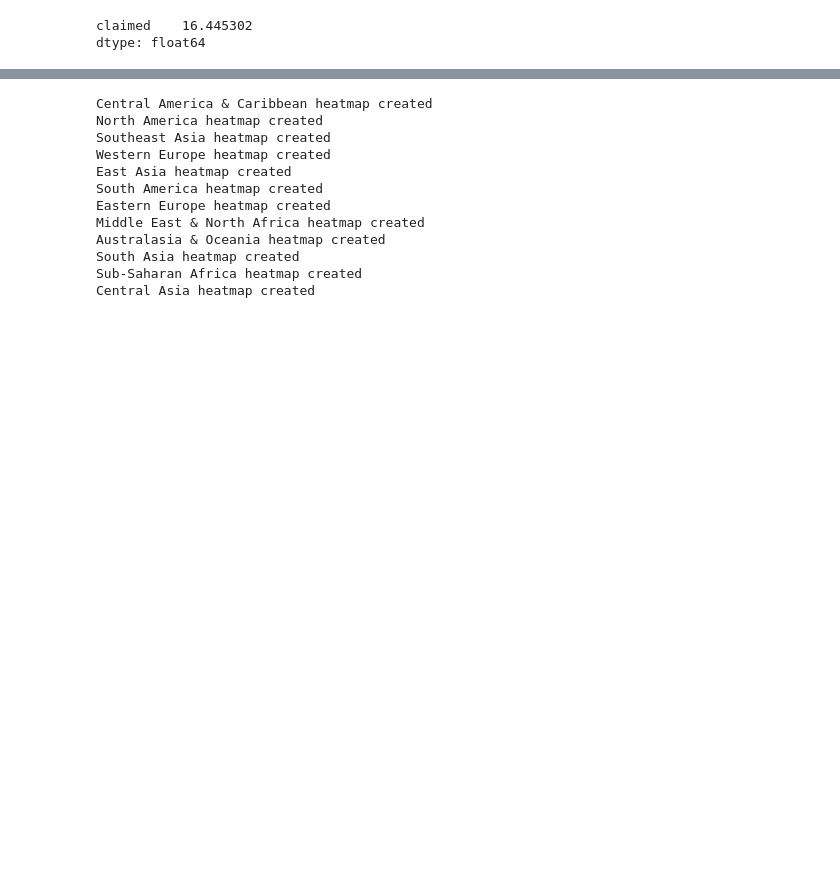
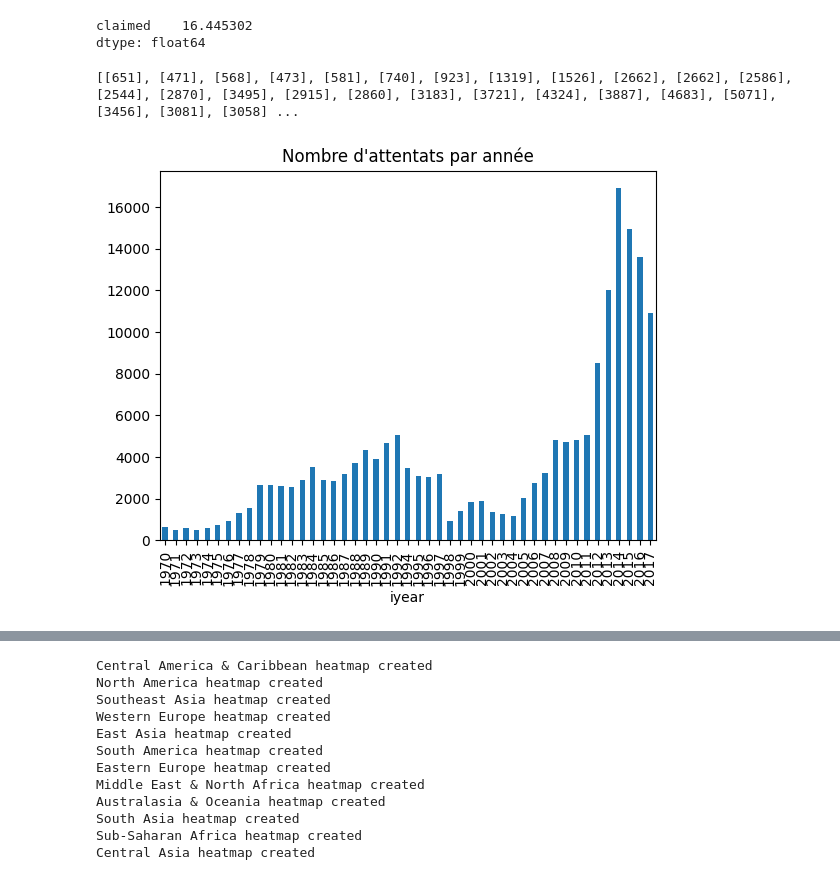
Before and after one commit to ThomasAlvarezRodriguez/AIC, a Jupyter notebook: AIC-Thomas.ipynb, the cells around one changed output, grey strips where cells are left out. Drawn from its saved outputs; the diff is of its cells as text; code cells hidden in the pictures; blank space fills up the shorter version.

```diff
--- a/AIC-Thomas.ipynb
+++ b/AIC-Thomas.ipynb
@@ -86,6 +86,19 @@ dtype: float64
 # %%
  # On regarde le nombre d'attentats par année pour voir comment évolue le terrorisme au fil des années
 
 #On récupère le nombre d'attentats par année dans la variable "YearCount"
 
 YearCount = df[["eventid","iyear"]].groupby('iyear').count()
+
+#On affiche le bar chart du nombre d'attentats par année
+
+YearCount.plot(kind='bar', legend=False, title="Nombre d'attentats par année")
+
+#On créer une liste qui contient le nombre d'attentats par année pour chaque année
+
+YearCountList = YearCount.values.tolist()
+
+print(YearCountList)
+# %% [output]
+[[651], [471], [568], [473], [581], [740], [923], [1319], [1526], [2662], [2662], [2586], [2544], [2870], [3495], [2915], [2860], [3183], [3721], [4324], [3887], [4683], [5071], [3456], [3081], [3058] ...
+[figure, added]
```
Also changed, not shown: parts of 1 cell of this notebook, 2 other files.
